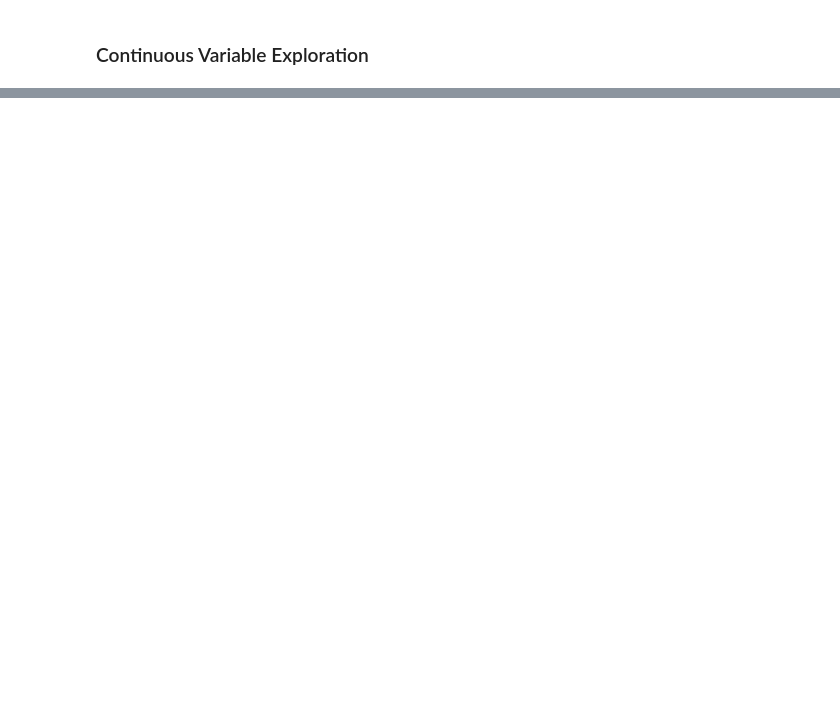
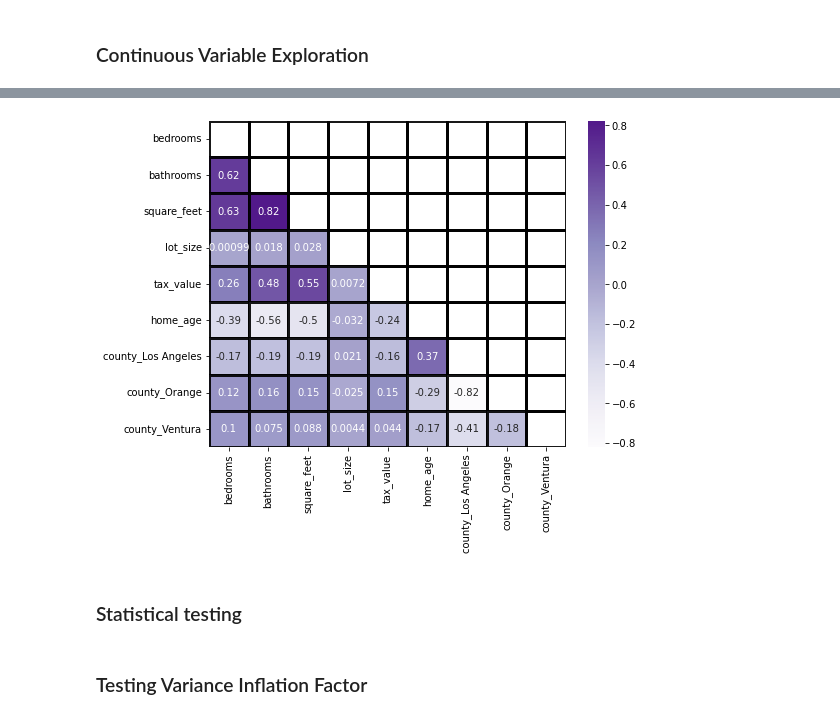
Before and after one commit to cristinalucin/regression-project, a Jupyter notebook: project_workbook.ipynb, the cells around one changed output, grey strips where cells are left out. Drawn from its saved outputs; the diff is of its cells as text; code cells hidden in the pictures; blank space fills up the shorter version.

Commit message:
updated project workbook

```diff
--- a/project_workbook.ipynb
+++ b/project_workbook.ipynb
@@ -327,0 +501,16 @@ NameError: name 'y_train' is not defined
+# %%
+# Pass my correlation matrix to Seaborn's heatmap.
+
+kwargs = {'alpha':.9,'linewidth':3, 'linestyle':'-',
+          'linecolor':'k','rasterized':False, 'edgecolor':'w',
+          'capstyle':'projecting',}
+
+plt.figure(figsize=(8,6))
+sns.heatmap(zillow_corr, cmap='Purples', annot=True, mask= np.triu(zillow_corr), **kwargs)
+plt.show()
+# %% [output]
+[figure, added]
+# %% [markdown]
+### Statistical testing
+# %% [markdown]
+### Testing Variance Inflation Factor
```
Also changed, not shown: parts of 81 cells of this notebook, 1 other file.
